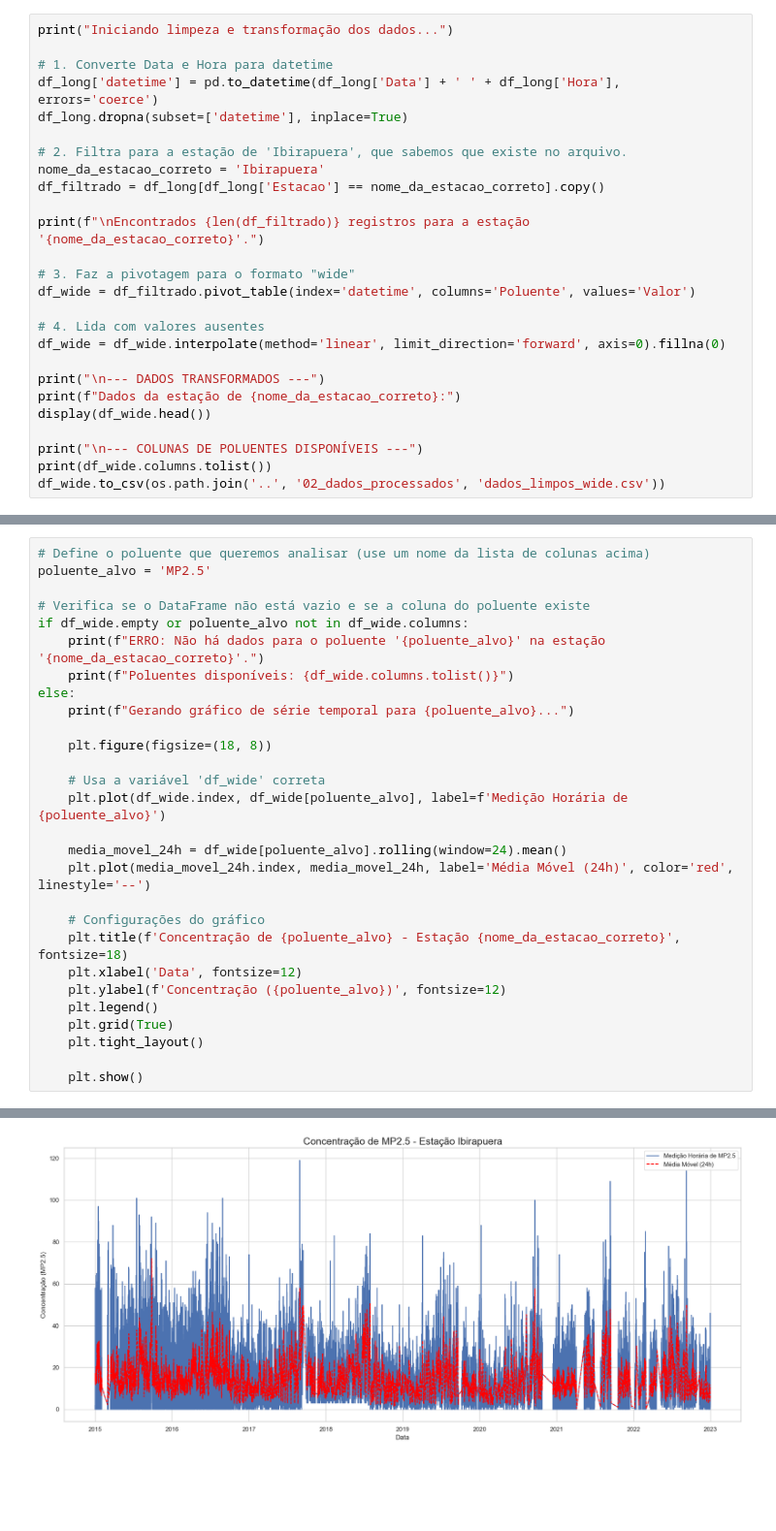
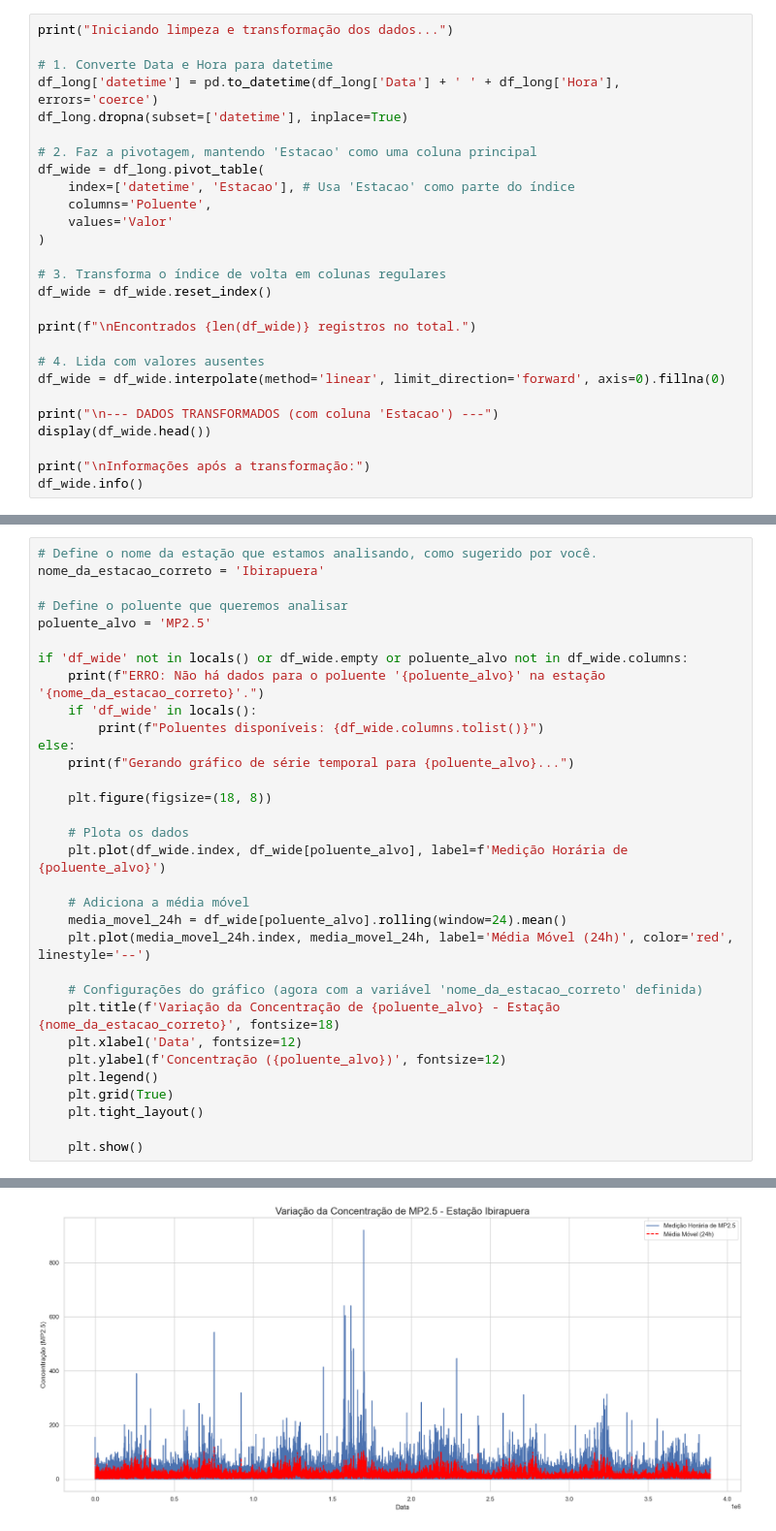
Before and after one commit to phfeltrim/analise-qualidade-ar-brasil, a Jupyter notebook: 03_notebooks/exploracao_inicial.ipynb, the cells around one changed output, grey strips where cells are left out. Shown: that part at 97% size. Cells and saved outputs as stored; diff of their text form; blank space fills up the shorter version.

```diff
--- a/03_notebooks/exploracao_inicial.ipynb
+++ b/03_notebooks/exploracao_inicial.ipynb
@@ -91,25 +92,26 @@ print("Iniciando limpeza e transformação dos dados...")
 df_long['datetime'] = pd.to_datetime(df_long['Data'] + ' ' + df_long['Hora'], errors='coerce')
 df_long.dropna(subset=['datetime'], inplace=True)
 
-# 2. Filtra para a estação de 'Ibirapuera', que sabemos que existe no arquivo.
-nome_da_estacao_correto = 'Ibirapuera'
-df_filtrado = df_long[df_long['Estacao'] == nome_da_estacao_correto].copy()
+# 2. Faz a pivotagem, mantendo 'Estacao' como uma coluna principal
+df_wide = df_long.pivot_table(
+    index=['datetime', 'Estacao'], # Usa 'Estacao' como parte do índice
+    columns='Poluente',
+    values='Valor'
+)
 
-print(f"\nEncontrados {len(df_filtrado)} registros para a estação '{nome_da_estacao_correto}'.")
+# 3. Transforma o índice de volta em colunas regulares
+df_wide = df_wide.reset_index()
 
-# 3. Faz a pivotagem para o formato "wide"
-df_wide = df_filtrado.pivot_table(index='datetime', columns='Poluente', values='Valor')
+print(f"\nEncontrados {len(df_wide)} registros no total.")
 
 # 4. Lida com valores ausentes
 df_wide = df_wide.interpolate(method='linear', limit_direction='forward', axis=0).fillna(0)
 
-print("\n--- DADOS TRANSFORMADOS ---")
-print(f"Dados da estação de {nome_da_estacao_correto}:")
+print("\n--- DADOS TRANSFORMADOS (com coluna 'Estacao') ---")
 display(df_wide.head())
 
-print("\n--- COLUNAS DE POLUENTES DISPONÍVEIS ---")
-print(df_wide.columns.tolist())
-df_wide.to_csv(os.path.join('..', '02_dados_processados', 'dados_limpos_wide.csv'))
+print("\nInformações após a transformação:")
+df_wide.info()
 # %% [output]
 Iniciando limpeza e transformação dos dados...
 
@@ -129,32 +155,36 @@ Dados da estação de Ibirapuera:
 # %%
-# Define o poluente que queremos analisar (use um nome da lista de colunas acima)
+# Define o nome da estação que estamos analisando, como sugerido por você.
+nome_da_estacao_correto = 'Ibirapuera'
+
+# Define o poluente que queremos analisar
 poluente_alvo = 'MP2.5'
 
-# Verifica se o DataFrame não está vazio e se a coluna do poluente existe
-if df_wide.empty or poluente_alvo not in df_wide.columns:
+if 'df_wide' not in locals() or df_wide.empty or poluente_alvo not in df_wide.columns:
     print(f"ERRO: Não há dados para o poluente '{poluente_alvo}' na estação '{nome_da_estacao_correto}'.")
-    print(f"Poluentes disponíveis: {df_wide.columns.tolist()}")
+    if 'df_wide' in locals():
+        print(f"Poluentes disponíveis: {df_wide.columns.tolist()}")
 else:
     print(f"Gerando gráfico de série temporal para {poluente_alvo}...")
 
     plt.figure(figsize=(18, 8))
 
-    # Usa a variável 'df_wide' correta
+    # Plota os dados
     plt.plot(df_wide.index, df_wide[poluente_alvo], label=f'Medição Horária de {poluente_alvo}')
 
+    # Adiciona a média móvel
     media_movel_24h = df_wide[poluente_alvo].rolling(window=24).mean()
     plt.plot(media_movel_24h.index, media_movel_24h, label='Média Móvel (24h)', color='red', linestyle='--')
 
-    # Configurações do gráfico
-    plt.title(f'Concentração de {poluente_alvo} - Estação {nome_da_estacao_correto}', fontsize=18)
+    # Configurações do gráfico (agora com a variável 'nome_da_estacao_correto' definida)
+    plt.title(f'Variação da Concentração de {poluente_alvo} - Estação {nome_da_estacao_correto}', fontsize=18)
     plt.xlabel('Data', fontsize=12)
     plt.ylabel(f'Concentração ({poluente_alvo})', fontsize=12)
     plt.legend()
     plt.grid(True)
     plt.tight_layout()
 
     plt.show()
 # %% [output]
 Gerando gráfico de série temporal para MP2.5...
-[figure, old version]
+[figure, new version]
 # %%
```
Also changed, not shown: parts of 10 cells of this notebook, 3 other files.
